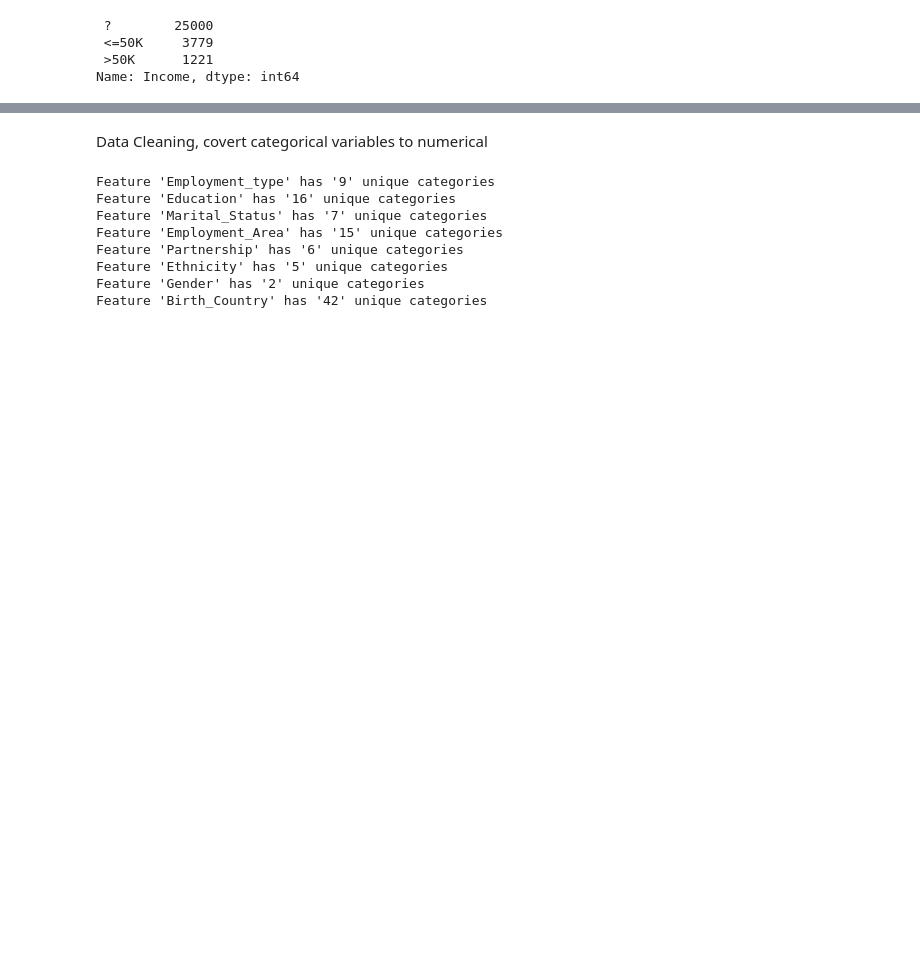
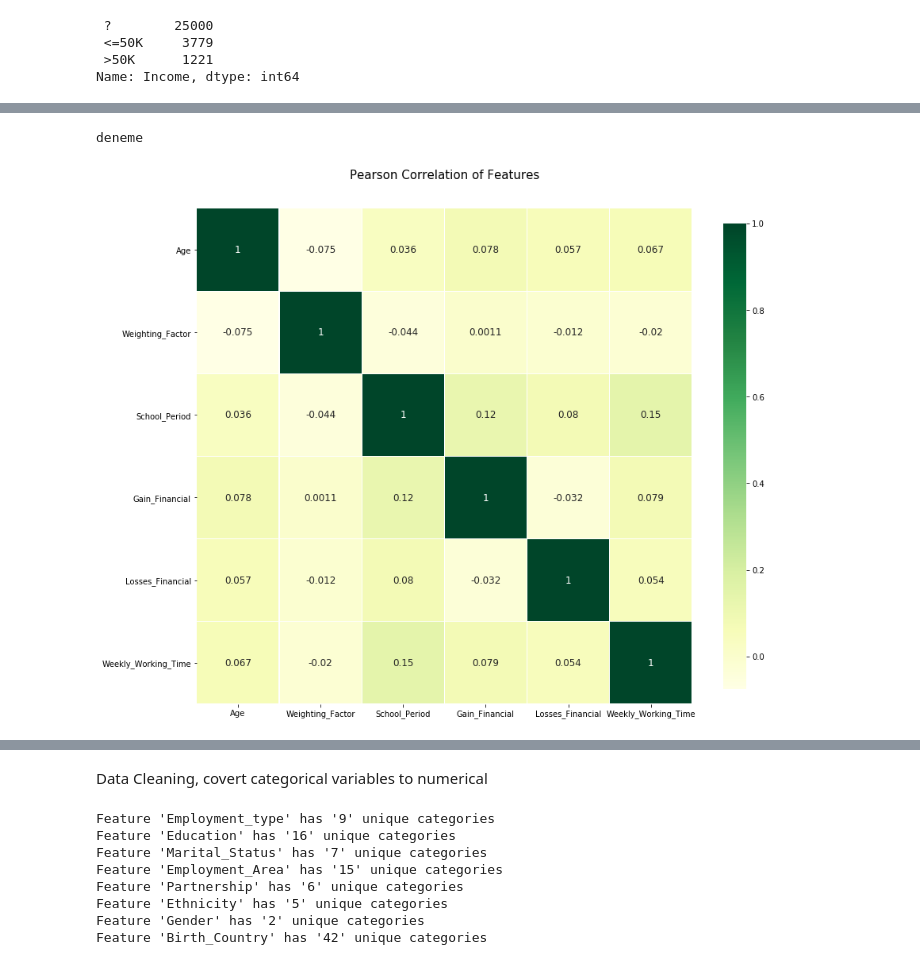
Before and after one commit to sefeoglu/AdultsDataSetUCI, a Jupyter notebook: Project_Assignment.ipynb, the cells around one changed output, grey strips where cells are left out. Drawn from its saved outputs; the diff is of its cells as text; code cells hidden in the pictures; blank space fills up the shorter version.

```diff
--- a/Project_Assignment.ipynb
+++ b/Project_Assignment.ipynb
@@ -65,0 +81,26 @@ y = data_einkommen_df_with_income.Income
+# %%
+#correlation heatmap of dataset
+import matplotlib.pyplot as plt
+import seaborn as sns
+def correlation_heatmap(df):
+    print("deneme")
+    _ , ax = plt.subplots(figsize =(14, 12))
+    colormap = sns.diverging_palette(220, 10, as_cmap = True)
+
+    _ = sns.heatmap(
+        df.corr(),
+        cmap = "YlGn",
+        square=True,
+        cbar_kws={'shrink':.9 },
+        ax=ax,
+        annot=True,
+        linewidths=0.1,vmax=1.0, linecolor='white',
+        annot_kws={'fontsize':12 }
+    )
+
+    plt.title('Pearson Correlation of Features', y=1.05, size=15)
+# %%
+correlation_heatmap(X)
+# %% [output]
+deneme
+[figure, added]
```
Also changed, not shown: parts of 16 cells of this notebook.
